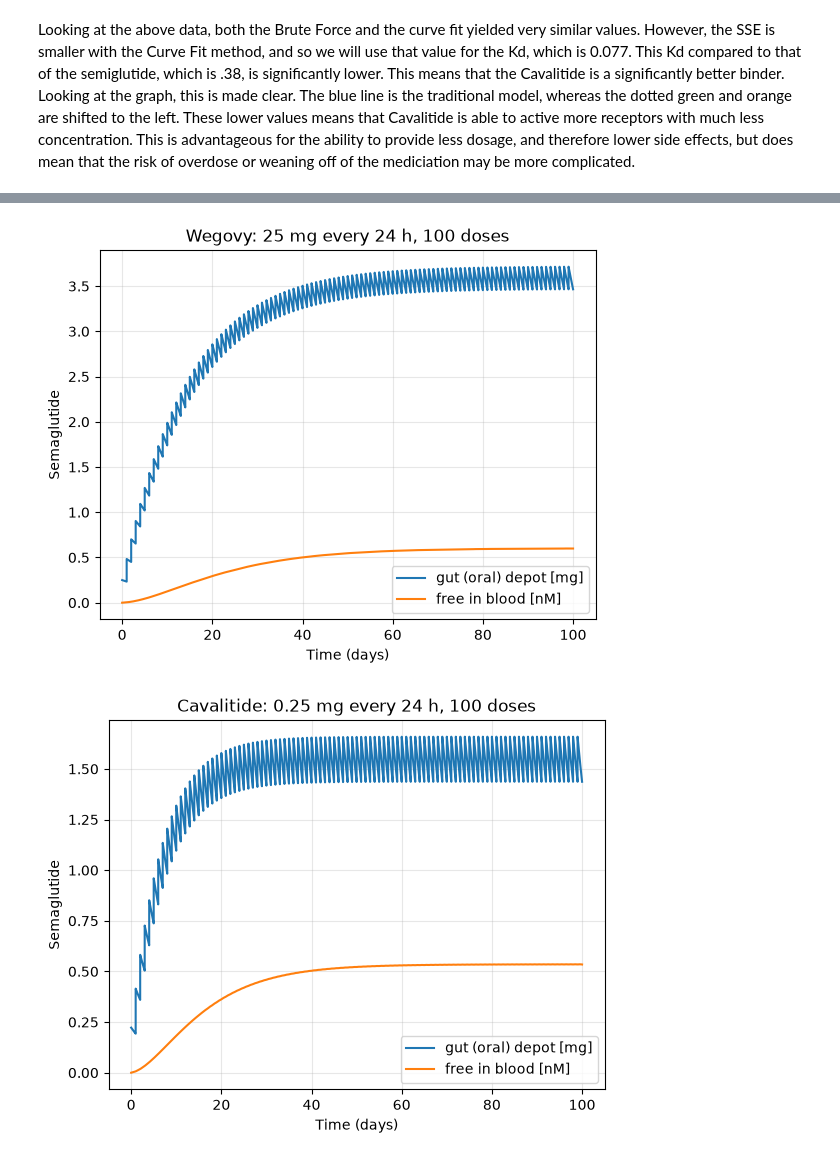
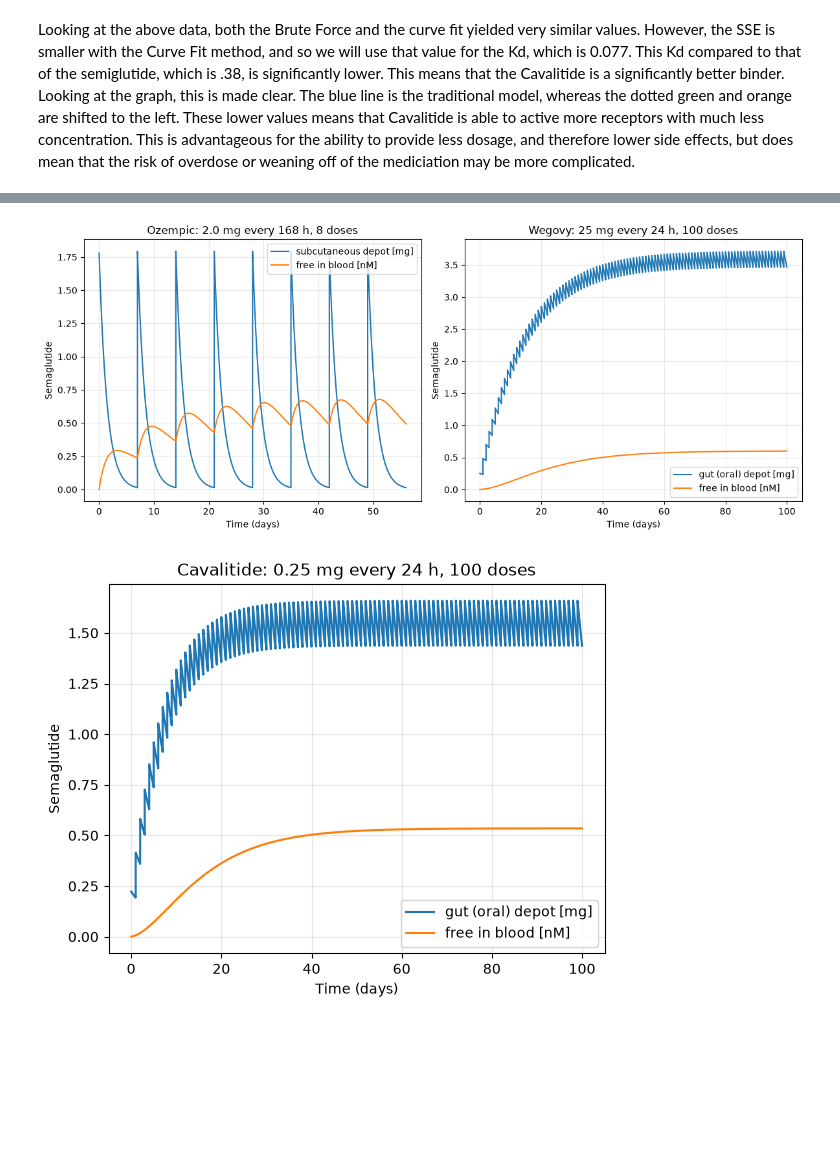
Before and after one commit to LayR451/Module_3, a Jupyter notebook: Module3_Project_Template.ipynb, the cells around one changed output, grey strips where cells are left out. Saved outputs shown, nothing was run; the diff lists cells and outputs as text; code cells hidden in the pictures; blank space fills up the shorter version.

```diff
--- a/Module3_Project_Template.ipynb
+++ b/Module3_Project_Template.ipynb
@@ -104,14 +124,13 @@ LAYLA- ADD ANOTHER VALUE WITH THE SEMIGLUTIDE CHART!
 # %%
-# First, we want to consider how ozempic and Wegovy work in this process. Here, let's look at graphs of both of these:
+# First, we want to consider how Ozempic and Wegovy work in the body. Here, let's look at graphs of both of these:
 
-# CODE TIME:
 import numpy as np
 import matplotlib.pyplot as plt
 import scipy.integrate
-# ===== choose product: 'Ozempic' or 'Wegovy' =====
-# drug = 'Ozempic'
-drug = 'Wegovy'
-# drug = "Cavalitide"
+
+# These are the two drugs we want to simulate, graphing them side by side.
+drugA = 'Ozempic'
+drugB = 'Wegovy'
 
 # product-specific parameters
 products = {
@@ -128,16 +147,14 @@ products = {
                     interval=24, # h between doses (daily)
                     n_doses=100,
                     depot='gut (oral)'),
-    'Cavalitide': dict(Favailable=0.89,
-                       ka=0.006,
-                       D=0.25,
-                       interval=24,
-                       n_doses=100,
-                       depot='gut (oral)'),
 }
-p = products[drug]
-Favailable, ka, D = p['Favailable'], p['ka'], p['D']
-interval, n_doses, depot = p['interval'], p['n_doses'], p['depot']
+a = products[drugA]
+Favailable, ka, D = a['Favailable'], a['ka'], a['D']
+interval, n_doses, depot = a['interval'], a['n_doses'], a['depot']
+
+b = products[drugB]
+Favailable_B, ka_B, D_B = b['Favailable'], b['ka'], b['D']
+interval_B, n_doses_B, depot_B = b['interval'], b['n_doses'], b['depot']
 
 # shared model parameters
 ke = 0.0039 # 1/h, elimination rate
@@ -147,67 +164,70 @@ Ffree = 0.01 # rest of semaglutide bound to albumin
 
 # simulation parameters
 dt = 0.1 # h, Euler step size
-def ODEfunc(t, y):
-    Asc, Cc = y
-    dAsc = -ka*Asc # Asc: depot amount (mg)
-    dCc = ka*Asc/V - ke*Cc # Cc: blood concentration (mg/L)
-    return [dAsc, dCc]
+def make_ode(ka):
+    def ODEfunc(t, y):
+        Asc, Cc = y
+        dAsc = -ka*Asc
+        dCc = ka*Asc/V - ke*Cc
+        return [dAsc, dCc]
+    return ODEfunc
 
-def simulate(D, n_doses, interval, dt):
-    """Repeated dosing every `interval` h; returns time (h), depot amount (mg),
-    and blood concentration (nmol/L)."""
+def simulate(D, n_doses, interval, dt, Favailable, ka):
+    ODEfunc = make_ode(ka)
     t_out, Asc_out, Cc_out = [], [], []
     y = np.array([0.0, 0.0])
-    n_steps = int(round(interval / dt)) # Euler steps per dosing interval
+    n_steps = int(round(interval / dt))
     for i in range(n_doses):
-        y[0] += Favailable*D # absorbed fraction of dose enters the depot
+        y[0] += Favailable * D
 
         t0 = i * interval
         t_seg = t0 + dt * np.arange(n_steps + 1)
-        y_seg = np.zeros((2, n_steps + 1))
-        y_seg[:, 0] = y
 
-        # explicit Euler: y[n+1] = y[n] + dt * f(t[n], y[n])
-        # for n in range(n_steps):
-        #     y_seg[:, n + 1] = y_seg[:, n] + dt * np.array(
-        #         ODEfunc(t_seg[n], y_seg[:, n])
-        #     )
-
-        # Euler's via the formula!
         sol = scipy.integrate.solve_ivp(
-            ODEfunc,
-            (t0, t0 + interval),
-            y,
-            t_eval=t_seg,
+            ODEfunc, (t0, t0 + interval), y, t_eval=t_seg
         )
         y_seg = sol.y
 
         t_out.append(t_seg)
         Asc_out.append(y_seg[0])
         Cc_out.append(y_seg[1])
-        y = y_seg[:, -1].copy() # carry state into next interval
+        y = y_seg[:, -1].copy()
 
     t = np.concatenate(t_out)
     Asc_out = np.concatenate(Asc_out)
     Cc_out = np.concatenate(Cc_out)
     Cc_nM = Cc_out * 1e-3 / MW * 1e9
     return t, Asc_out, Cc_nM
 
+# --- run ---
+t, Asc, Cc = simulate(D, n_doses, interval, dt, Favailable, ka)
+t_b, Asc_b, Cc_b = simulate(D_B, n_doses_B, interval_B, dt, Favailable_B, ka_B)
 
-# --- run ---
-t, Asc, Cc = simulate(D, n_doses, interval, dt)
+# plot both drugs side by side
+plt.figure(figsize=(12, 5))
 
-# --- plot ---
+plt.subplot(1, 2, 1)
 plt.plot(t / 24, Asc, label=f"{depot} depot [mg]")
-plt.plot(t / 24, Ffree*Cc, label="free in blood [nM]")
+plt.plot(t / 24, Ffree * Cc, label="free in blood [nM]")
 plt.xlabel("Time (days)")
 plt.ylabel("Semaglutide")
-plt.title(f"{drug}: {D} mg every {interval} h, {n_doses} doses")
+plt.title(f"{drugA}: {D} mg every {interval} h, {n_doses} doses")
 plt.legend()
 plt.grid(alpha=0.3)
+
+plt.subplot(1, 2, 2)
+plt.plot(t_b / 24, Asc_b, label=f"{depot_B} depot [mg]")
+plt.plot(t_b / 24, Ffree * Cc_b, label="free in blood [nM]")
+plt.xlabel("Time (days)")
+plt.ylabel("Semaglutide")
+plt.title(f"{drugB}: {D_B} mg every {interval_B} h, {n_doses_B} doses")
+plt.legend()
+plt.grid(alpha=0.3)
+
+plt.tight_layout()
 plt.show()
 # %% [output]
-[figure, old version]
+[figure, new version]
 # %%
 ## Pharmacokinetics of Cavalitide. First, review other code.
 # Then, replace Euler's
```
Also changed, not shown: parts of 3 cells of this notebook.
